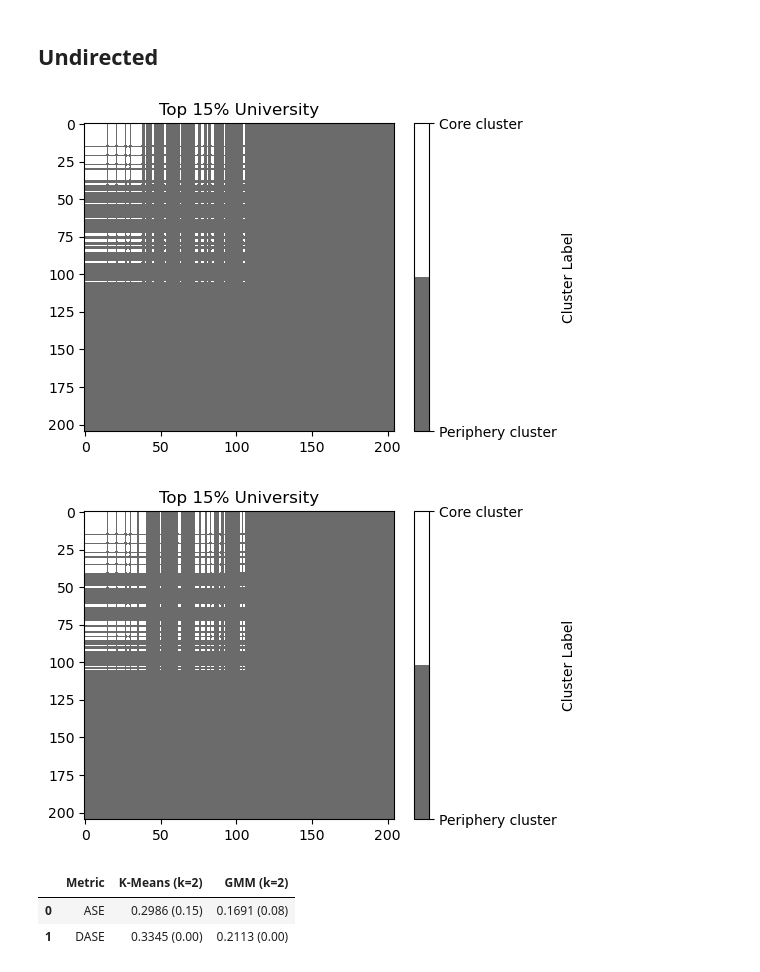
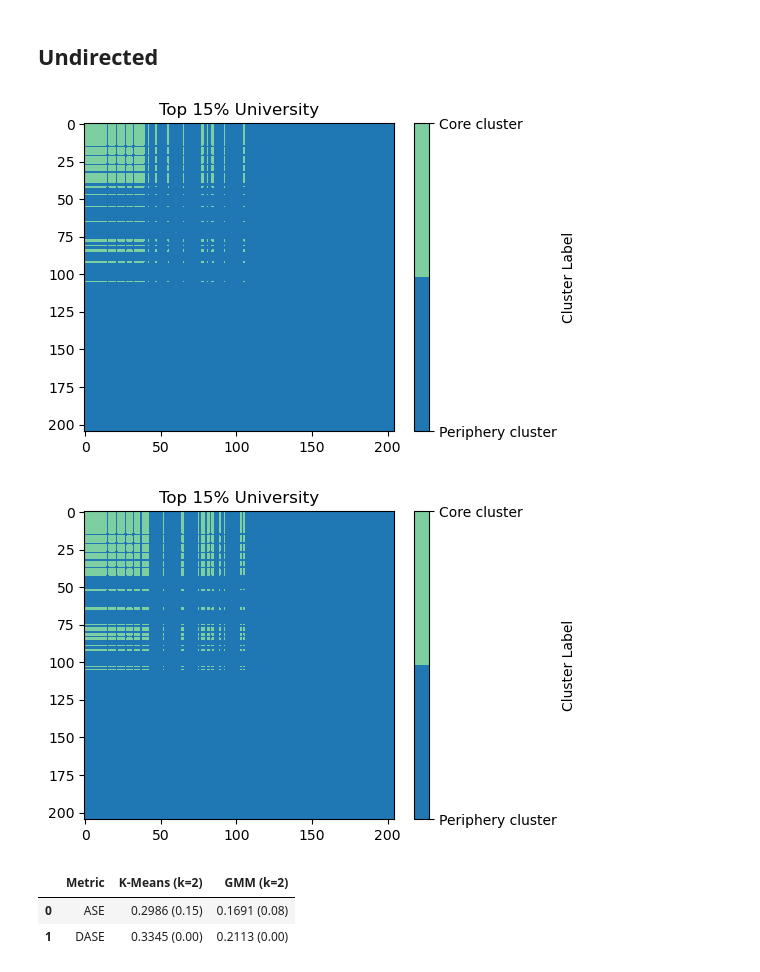
Before and after one commit to SinyoungPark2681/dase, a Jupyter notebook: RealDatasets/FacultyHiring.ipynb, the cells around one changed output. Saved outputs shown, nothing was run; the diff lists cells and outputs as text; code cells hidden in the pictures.

```diff
--- a/RealDatasets/FacultyHiring.ipynb
+++ b/RealDatasets/FacultyHiring.ipynb
@@ -325,3 +423,16 @@ plt.show()
+# %%
+import numpy as np
+
+dase_sorted = np.array(dase_kmeans)
+
+vals = dase_sorted[[73, 74]]
+
+# remove
+dase_sorted = np.delete(dase_sorted, [73, 74])
+
+# insert
+dase_sorted = np.insert(dase_sorted, 28, vals[0])
+dase_sorted = np.insert(dase_sorted, 29, vals[1])
 # %%
 import numpy as np
 import matplotlib.pyplot as plt
@@ -332,7 +443,7 @@ N = 205
 # Create an NxN matrix where each entry represents the cluster label
 label_matrix = np.zeros((N, N), dtype=int)
 
-label = dase_kmeans
+label = dase_sorted
 
 # Assign cluster values to sub-blocks in the matrix
 for i in range(N):
@@ -343,8 +454,8 @@ for i in range(N):
             else:
                 label_matrix[i, j] = 0
 
-color_1 = "#FFFFFF"   # different cluster
-color_0 = "#6B6B6B"   # same cluster
+color_1 = '#7DCEA0'   # light green (different cluster)
+color_0 = '#1F77B4'   # different blue (same cluster)
 
 binary_cmap = ListedColormap([color_0, color_1])
 
@@ -458,36 +569,53 @@ score_ase2_kmeans = normalized_mutual_info_score(ase2_kmeans, top_uni)
 
 dase2_kmeans = pipeline.gen_ASE(case='Atilde', k=k, d=d, rs=i, direction = direction, method=method)
 score_dase2_kmeans = normalized_mutual_info_score(dase2_kmeans, top_uni)
+# %%
+import numpy as np
+
+ase2_sorted = np.array(ase2_kmeans)
+
+vals = ase2_sorted[[73, 74]]
+
+# remove
+ase2_sorted = np.delete(ase2_sorted, [73, 74])
+
+# insert
+ase2_sorted = np.insert(ase2_sorted, 28, vals[0])
+ase2_sorted = np.insert(ase2_sorted, 29, vals[1])
 # %%
+import numpy as np
+import matplotlib.pyplot as plt
+from matplotlib.colors import ListedColormap
+
 N = 205
 
 # Create an NxN matrix where each entry represents the cluster label
 label_matrix = np.zeros((N, N), dtype=int)
 
-label = ase2_kmeans
+label = ase2_sorted
 
 # Assign cluster values to sub-blocks in the matrix
 for i in range(N):
     for j in range(N):
         if label[i] == label[j]:  # Same cluster -> same value
             if label[i] == 1:
                 label_matrix[i, j] = 1
             else:
                 label_matrix[i, j] = 0
 
-color_1 = "#FFFFFF"   # different cluster
-color_0 = "#6B6B6B"   # same cluster
+color_1 = '#7DCEA0'   # light green (different cluster)
+color_0 = '#1F77B4'   # different blue (same cluster)
 
 binary_cmap = ListedColormap([color_0, color_1])
 
 plt.figure(figsize=(5,4))
 plt.imshow(label_matrix > 0, cmap=binary_cmap, aspect='auto')
 
 cbar = plt.colorbar(ticks=[0, 1])
 cbar.set_ticklabels(["Periphery cluster", "Core cluster"])
 cbar.set_label("Cluster Label")
 
 plt.title("Top 15% University")
 plt.show()
 # %% [output]
-[figure, old version]
+[figure, new version]
@@ -494,10 +635,14 @@ plt.show()
 # %%
+import numpy as np
+import matplotlib.pyplot as plt
+from matplotlib.colors import ListedColormap
+
 N = 205
 
 # Create an NxN matrix where each entry represents the cluster label
 label_matrix = np.zeros((N, N), dtype=int)
 
-label = dase2_kmeans
+label = dase2_sorted
 
 # Assign cluster values to sub-blocks in the matrix
 for i in range(N):
@@ -508,8 +653,8 @@ for i in range(N):
             else:
                 label_matrix[i, j] = 0
 
-color_1 = "#FFFFFF"   # different cluster
-color_0 = "#6B6B6B"   # same cluster
+color_1 = '#7DCEA0'   # light green (different cluster)
+color_0 = '#1F77B4'   # different blue (same cluster)
 
 binary_cmap = ListedColormap([color_0, color_1])
 
@@ -523,7 +668,7 @@ cbar.set_label("Cluster Label")
 plt.title("Top 15% University")
 plt.show()
 # %% [output]
-[figure, old version]
+[figure, new version]
 # %%
 # K-Means
 
```
Also changed, not shown: parts of 13 cells of this notebook.
